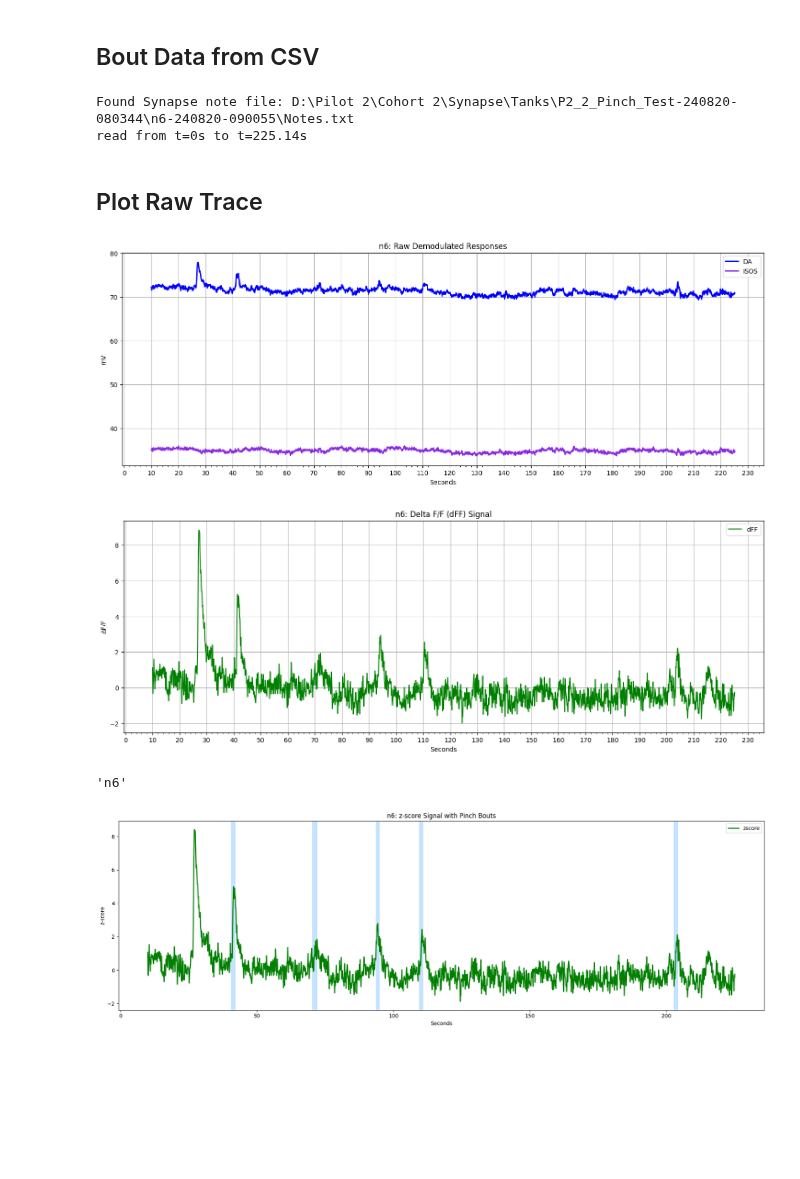
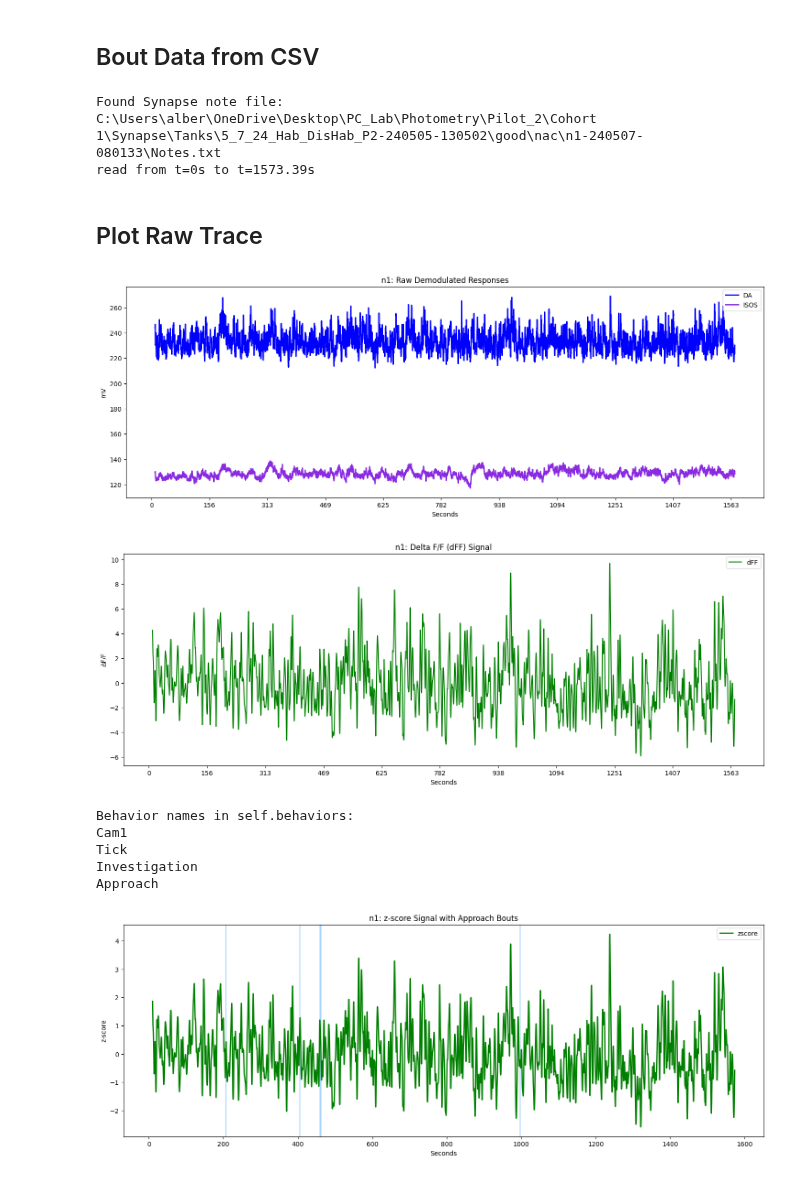
Before and after one commit to AlbertLeei/PCLAB_Photometry, a Jupyter notebook: P2_Code/test_single.ipynb, the cells around one changed output. Cells and saved outputs as stored; diff of their text form; code cells hidden in the pictures; blank space fills up the shorter version.

Commit message:
Started Hab Dishab

```diff
--- a/P2_Code/test_single.ipynb
+++ b/P2_Code/test_single.ipynb
@@ -14,8 +14,8 @@ import pandas as pd
 
 from single_tdt_class import *
 # %%
-single_recording_path = r"D:\Pilot 2\Cohort 2\Synapse\Tanks\P2_2_Pinch_Test-240820-080344\n6-240820-090055"
-csv_base_path = r"C:\Users\alber\OneDrive\Documents\GitHub\PCLAB_Photometry\P2_Code\08_20_24_C2_Pinch_Test\n6-240820-090055.csv"
+single_recording_path = r"C:\Users\alber\OneDrive\Desktop\PC_Lab\Photometry\Pilot_2\Cohort 1\Synapse\Tanks\5_7_24_Hab_DisHab_P2-240505-130502\good\nac\n1-240507-080133"
+csv_base_path = r"C:\Users\alber\OneDrive\Documents\GitHub\PCLAB_Photometry\P2_Code\C1_Hab_Dishab\nac\n1-240507-080133.csv"
 # %% [markdown]
 ## Bout Data from CSV
 # %%
@@ -28,8 +28,8 @@ tdt_data_obj.extract_manual_annotation_behaviors(csv_base_path)
 # Remove specified time range
 # tdt_data_obj.remove_time(start_time=780, end_time=921)
 # %% [output]
-Found Synapse note file: D:\Pilot 2\Cohort 2\Synapse\Tanks\P2_2_Pinch_Test-240820-080344\n6-240820-090055\Notes.txt
-read from t=0s to t=225.14s
+Found Synapse note file: C:\Users\alber\OneDrive\Desktop\PC_Lab\Photometry\Pilot_2\Cohort 1\Synapse\Tanks\5_7_24_Hab_DisHab_P2-240505-130502\good\nac\n1-240507-080133\Notes.txt
+read from t=0s to t=1573.39s
 # %% [markdown]
 ## Plot Raw Trace
 # %%
@@ -41,26 +41,30 @@ tdt_data_obj.verify_signal()
 # Plot raw trace
 tdt_data_obj.plot('raw')
 # %% [output]
-[figure, old version]
+[figure, new version]
 # %%
 # Downsample the data
-# tdt_data_obj.downsample_data(N = 200)
+tdt_data_obj.downsample_data(N = 20)
 
 
 # Compute dFF
 tdt_data_obj.compute_dff()
 tdt_data_obj.plot('dFF')
 # %% [output]
-[figure, old version]
+[figure, new version]
 # %%
 tdt_data_obj.compute_zscore()
 # %%
-tdt_data_obj.subject_name
+tdt_data_obj.print_behaviors()
 # %% [output]
-'n6'
+Behavior names in self.behaviors:
+Cam1
+Tick
+Investigation
+Approach
 # %%
 # tdt_data_obj.combine_consecutive_behaviors('', bout_time_threshold=2, min_occurrences=1)
-tdt_data_obj.plot_behavior_event('Pinch', plot_type='zscore')
+tdt_data_obj.plot_behavior_event('Approach', plot_type='zscore')
 # %% [output]
-[figure, old version]
+[figure, new version]
 # %%
```
Also changed, not shown: parts of 3 cells of this notebook, 18 other files.
